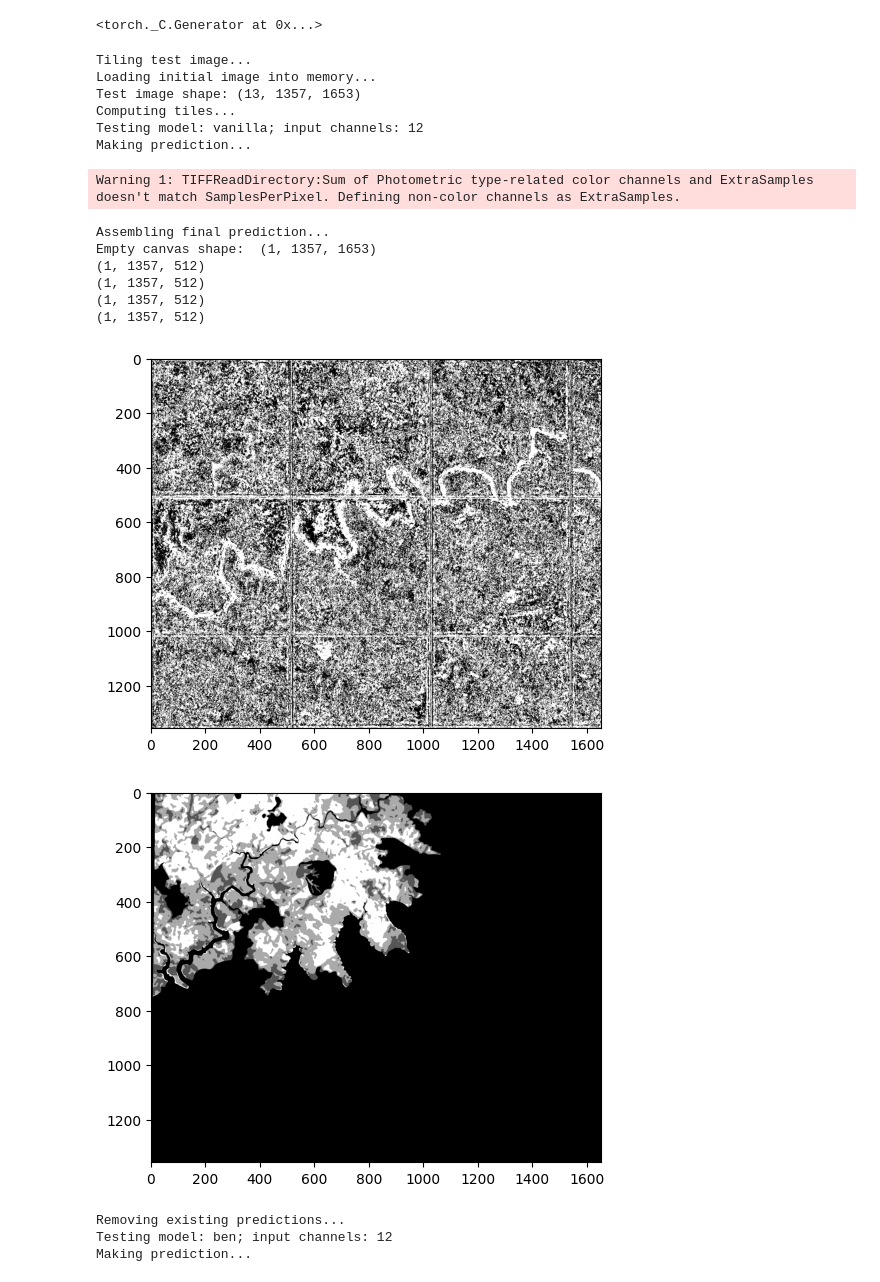
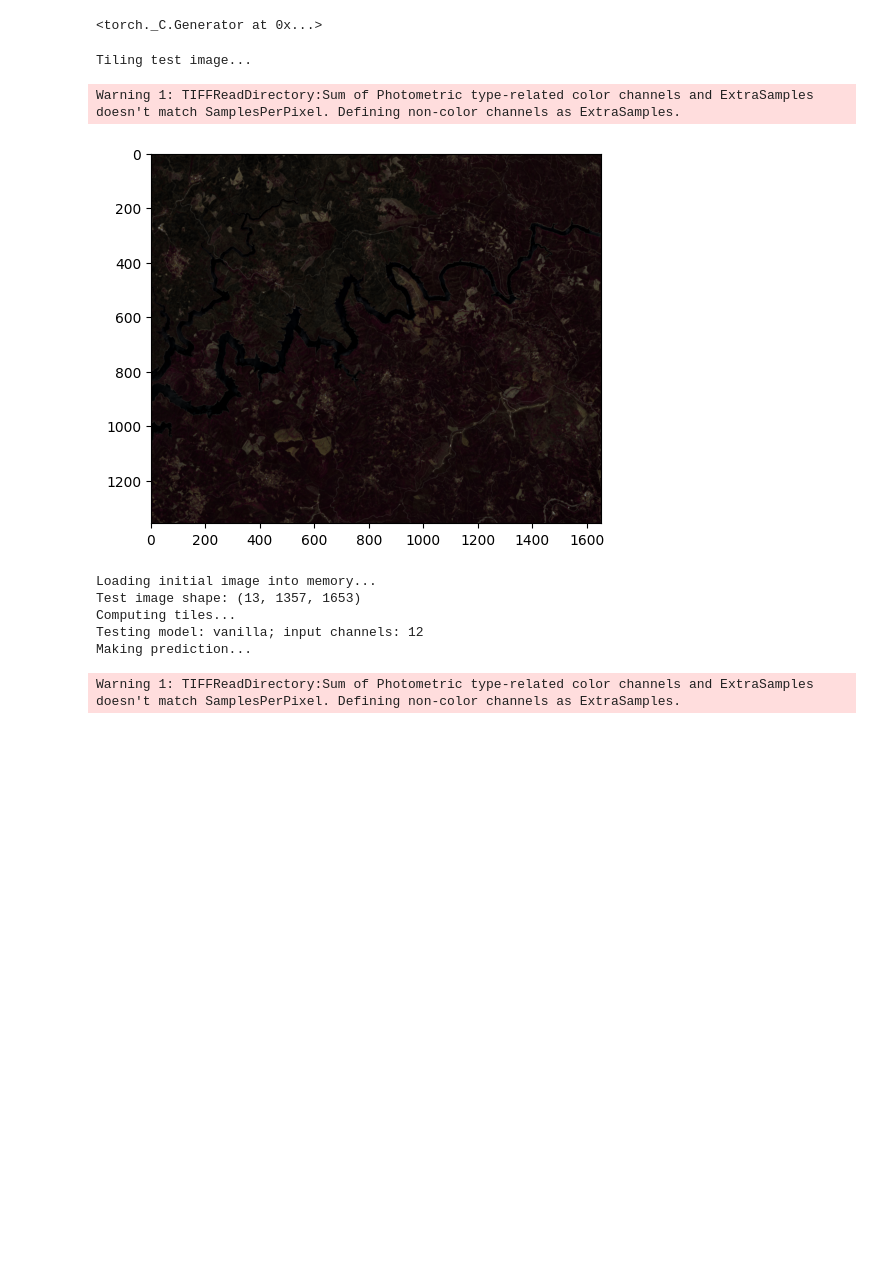
Before and after one commit to wibox/adsp, a Jupyter notebook: presentation_notebook.ipynb, the cells around one changed output. Saved outputs shown, nothing was run; the diff lists cells and outputs as text; code cells hidden in the pictures; blank space fills up the shorter version.

```diff
--- a/presentation_notebook.ipynb
+++ b/presentation_notebook.ipynb
@@ -28,40 +30,34 @@ MODELS = {
 }
 # %%
 print("Tiling test image...")
+initial_img = rio.open("tmp/test_img.tiff", "r").read()
+initial_img = initial_img[[4, 3, 2], :, :]
+show(initial_img)
 pu.tiling(initial_img_path="tmp/test_img.tiff")
 for mdl, in_c in MODELS.items():
     print(colored(f"Testing model: {mdl}; input channels: {in_c}", "red"))
     model = smp.Unet(encoder_name="resnet50", encoder_weights=None, in_channels=in_c, classes=1)
     model.encoder.load_state_dict(torch.load(f"models/trained_models/{mdl}.pth"), strict=False)
     # print("Tiling test image...")
     # pu.tiling(initial_img_path="tmp/test_img.tiff")
     print("Making prediction...")
     pu.make_predictions(model=model, model_type=mdl)
     print("Assembling final prediction...")
     final_prediction, shape_crop = pu.merge_tiles(test_img_path="tmp/test_img.tiff")
     show(final_prediction[:, :, 512:shape_crop+512], cmap="gray")
     gt_mask = rio.open("tmp/test_mask.tiff", "r").read()
     show(gt_mask, cmap="gray")
     pu.write_results(final_img = final_prediction)
     print(colored(f"Removing existing predictions...", "green"))
     for prediction in glob("tmp/predictions/*.tif"):
         os.remove(prediction)
 # %% [output]
 Tiling test image...
-Loading initial image into memory...
-Test image shape: (13, 1357, 1653)
-Computing tiles...
-Testing model: vanilla; input channels: 12
-Making prediction...
 Warning 1: TIFFReadDirectory:Sum of Photometric type-related color channels and ExtraSamples doesn't match SamplesPerPixel. Defining non-color channels as ExtraSamples.
+[figure, new version]
-Assembling final prediction...
-Empty canvas shape:  (1, 1357, 1653)
-(1, 1357, 512)
-(1, 1357, 512)
-(1, 1357, 512)
-(1, 1357, 512)
+Loading initial image into memory...
+Test image shape: (13, 1357, 1653)
+Computing tiles...
+Testing model: vanilla; input channels: 12
+Making prediction...
-[figure, old version]
-[figure, old version]
-Removing existing predictions...
-Testing model: ben; input channels: 12
-Making prediction...
+Warning 1: TIFFReadDirectory:Sum of Photometric type-related color channels and ExtraSamples doesn't match SamplesPerPixel. Defining non-color channels as ExtraSamples.
```
Also changed, not shown: parts of 2 cells of this notebook, 9 other files.
